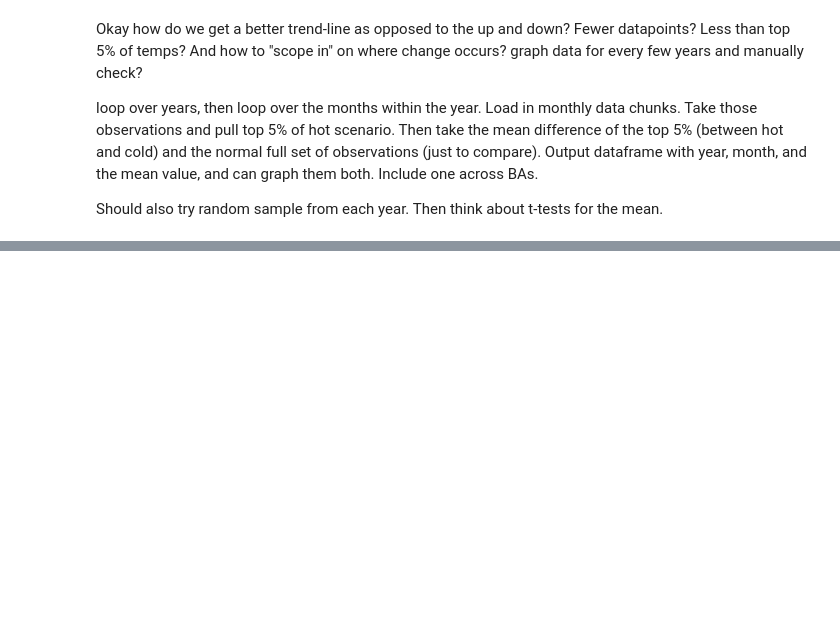
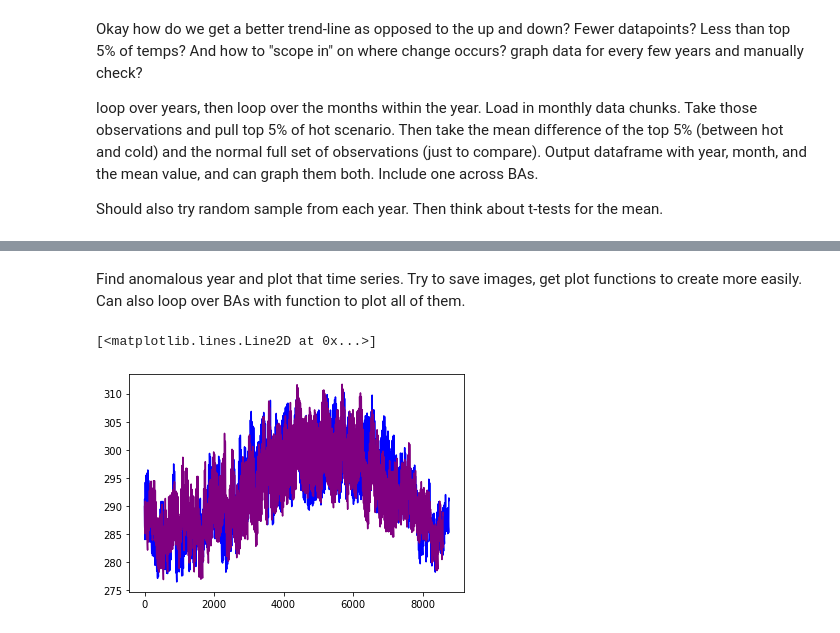
Before and after one commit to IMMM-SFA/misha_code, a Jupyter notebook: change_detection.ipynb, the cells around one changed output, grey strips where cells are left out. Cells and saved outputs as stored; diff of their text form; code cells hidden in the pictures; blank space fills up the shorter version.

```diff
--- a/change_detection.ipynb
+++ b/change_detection.ipynb
@@ -284,0 +218,13 @@ plt.plot(aeci_diff_5['Mean_Difference'])
+# %% [markdown]
+Find anomalous year and plot that time series. Try to save images, get plot functions to create more easily. Can also loop over BAs with function to plot all of them.
+# %%
+cold_df_2081 = pd.read_csv(r'C:\projects\CONUS_TGW_WRF_SSP585_COLD\CONUS_TGW_WRF_SSP585_COLD\CISO_WRF_Hourly_Mean_Meteorology_2081.csv', index_col = None, header = 0)
+cold_df_2082 = pd.read_csv(r'C:\projects\CONUS_TGW_WRF_SSP585_COLD\CONUS_TGW_WRF_SSP585_COLD\CISO_WRF_Hourly_Mean_Meteorology_2082.csv', index_col = None, header = 0)
+cold_df_2083 = pd.read_csv(r'C:\projects\CONUS_TGW_WRF_SSP585_COLD\CONUS_TGW_WRF_SSP585_COLD\CISO_WRF_Hourly_Mean_Meteorology_2083.csv', index_col = None, header = 0)
+
+plt.plot(cold_df_2081['T2'], color = 'blue')
+plt.plot(cold_df_2082['T2'], color = 'purple')
+# plt.plot(cold_df_2083['T2'], color = 'red')
+# %% [output]
+[<matplotlib.lines.Line2D at 0x...>]
+[figure, added]
```
Also changed, not shown: parts of 19 cells of this notebook.
